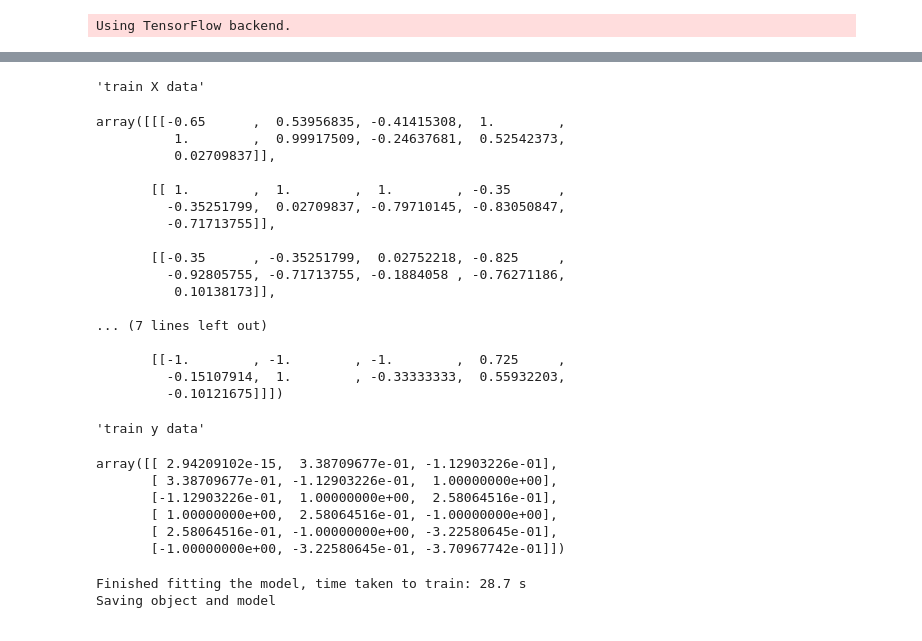
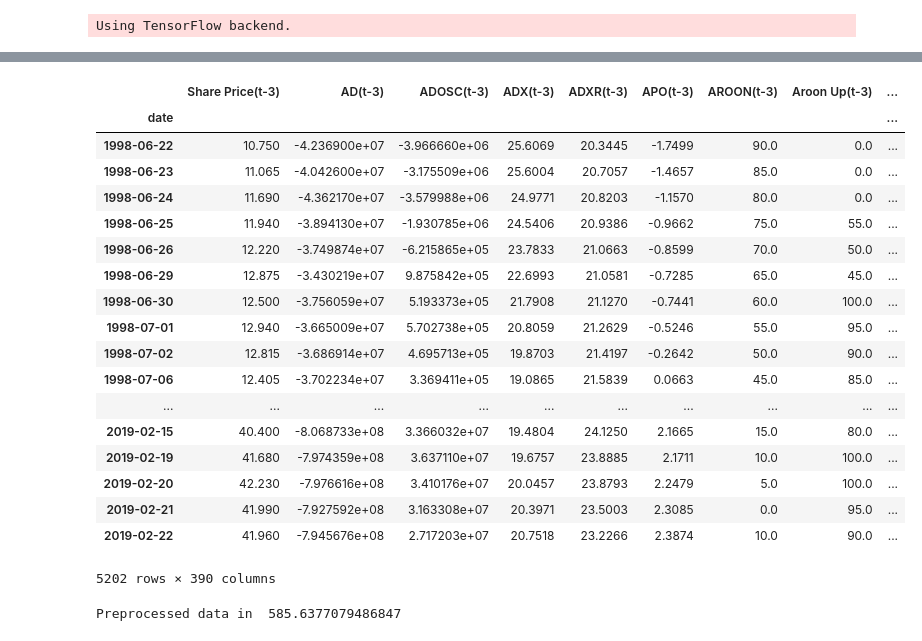
Before and after one commit to FinnZC/Stock-AI, a Jupyter notebook: code/Experimenting Technical Indicators.ipynb, the cells around one changed output, grey strips where cells are left out. Drawn from its saved outputs; the diff is of its cells as text; code cells hidden in the pictures.

Commit message:
Ready to download all data

```diff
--- a/code/Experimenting Technical Indicators.ipynb
+++ b/code/Experimenting Technical Indicators.ipynb
@@ -33,7 +33,7 @@ end_train_start_test_date = "10/04/2017"
 end_test_date = "20/04/2017"
 
 obj = MultiStepLSTMCompany("MU", start_train_date, end_train_start_test_date, end_test_date,
-                         n_lag=3, n_seq=3, n_epochs=3000, n_batch=1, n_neurons=4, tech_indicators=["sma", "rsi"])
-obj.train()
+                         n_lag=3, n_seq=3, n_epochs=3000, n_batch=1, n_neurons=4, tech_indicators="all")
+#obj.train()
 # %% [output]
 Preprocessing the data
@@ -43,28 +56,21 @@ Fitting the model
+|  | Share Price(t-3) | AD(t-3) | ADOSC(t-3) | ADX(t-3) | ADXR(t-3) | APO(t-3) | AROON(t-3) | Aroon Up(t-3) | ... |
+| date |  |  |  |  |  |  |  |  | ... |
+| 1998-06-22 | 10.750 | -4.236900e+07 | -3.966660e+06 | 25.6069 | 20.3445 | -1.7499 | 90.0 | 0.0 | ... |
+| 1998-06-23 | 11.065 | -4.042600e+07 | -3.175509e+06 | 25.6004 | 20.7057 | -1.4657 | 85.0 | 0.0 | ... |
+| 1998-06-24 | 11.690 | -4.362170e+07 | -3.579988e+06 | 24.9771 | 20.8203 | -1.1570 | 80.0 | 0.0 | ... |
+| 1998-06-25 | 11.940 | -3.894130e+07 | -1.930785e+06 | 24.5406 | 20.9386 | -0.9662 | 75.0 | 55.0 | ... |
+| 1998-06-26 | 12.220 | -3.749874e+07 | -6.215865e+05 | 23.7833 | 21.0663 | -0.8599 | 70.0 | 50.0 | ... |
+| 1998-06-29 | 12.875 | -3.430219e+07 | 9.875842e+05 | 22.6993 | 21.0581 | -0.7285 | 65.0 | 45.0 | ... |
+| 1998-06-30 | 12.500 | -3.756059e+07 | 5.193373e+05 | 21.7908 | 21.1270 | -0.7441 | 60.0 | 100.0 | ... |
+| 1998-07-01 | 12.940 | -3.665009e+07 | 5.702738e+05 | 20.8059 | 21.2629 | -0.5246 | 55.0 | 95.0 | ... |
+| 1998-07-02 | 12.815 | -3.686914e+07 | 4.695713e+05 | 19.8703 | 21.4197 | -0.2642 | 50.0 | 90.0 | ... |
+| 1998-07-06 | 12.405 | -3.702234e+07 | 3.369411e+05 | 19.0865 | 21.5839 | 0.0663 | 45.0 | 85.0 | ... |
+| ... | ... | ... | ... | ... | ... | ... | ... | ... | ... |
+| 2019-02-15 | 40.400 | -8.068733e+08 | 3.366032e+07 | 19.4804 | 24.1250 | 2.1665 | 15.0 | 80.0 | ... |
+| 2019-02-19 | 41.680 | -7.974359e+08 | 3.637110e+07 | 19.6757 | 23.8885 | 2.1711 | 10.0 | 100.0 | ... |
+| 2019-02-20 | 42.230 | -7.976616e+08 | 3.410176e+07 | 20.0457 | 23.8793 | 2.2479 | 5.0 | 100.0 | ... |
+| 2019-02-21 | 41.990 | -7.927592e+08 | 3.163308e+07 | 20.3971 | 23.5003 | 2.3085 | 0.0 | 95.0 | ... |
+| 2019-02-22 | 41.960 | -7.945676e+08 | 2.717203e+07 | 20.7518 | 23.2266 | 2.3874 | 10.0 | 90.0 | ... |
-'train X data'
+5202 rows × 390 columns
-array([[[-0.65      ,  0.53956835, -0.41415308,  1.        ,
-          1.        ,  0.99917509, -0.24637681,  0.52542373,
-          0.02709837]],
-
-       [[ 1.        ,  1.        ,  1.        , -0.35      ,
-         -0.35251799,  0.02709837, -0.79710145, -0.83050847,
-         -0.71713755]],
-
-       [[-0.35      , -0.35251799,  0.02752218, -0.825     ,
-         -0.92805755, -0.71713755, -0.1884058 , -0.76271186,
-          0.10138173]],
-
-... (7 lines left out)
-
-       [[-1.        , -1.        , -1.        ,  0.725     ,
-         -0.15107914,  1.        , -0.33333333,  0.55932203,
-         -0.10121675]]])
+Preprocessed data in  585.6377079486847
-'train y data'
-array([[ 2.94209102e-15,  3.38709677e-01, -1.12903226e-01],
-       [ 3.38709677e-01, -1.12903226e-01,  1.00000000e+00],
-       [-1.12903226e-01,  1.00000000e+00,  2.58064516e-01],
-       [ 1.00000000e+00,  2.58064516e-01, -1.00000000e+00],
-       [ 2.58064516e-01, -1.00000000e+00, -3.22580645e-01],
-       [-1.00000000e+00, -3.22580645e-01, -3.70967742e-01]])
-Finished fitting the model, time taken to train: 28.7 s
-Saving object and model
 # %%
```
Also changed, not shown: parts of 4 cells of this notebook, 11 other files.
